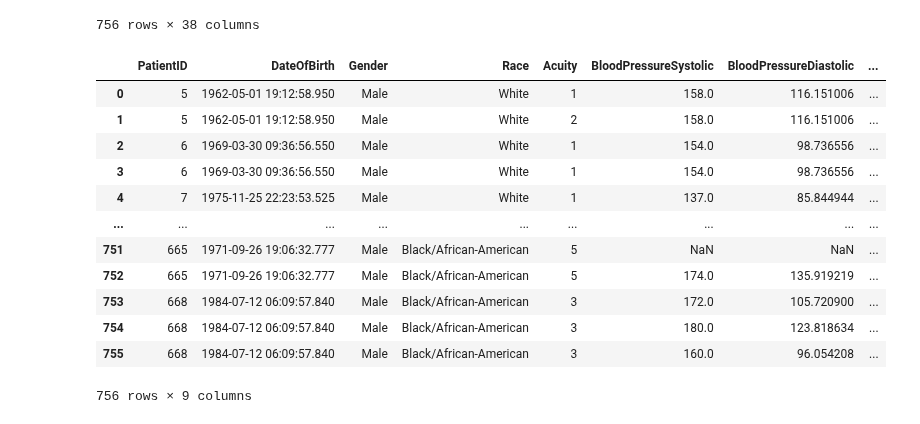
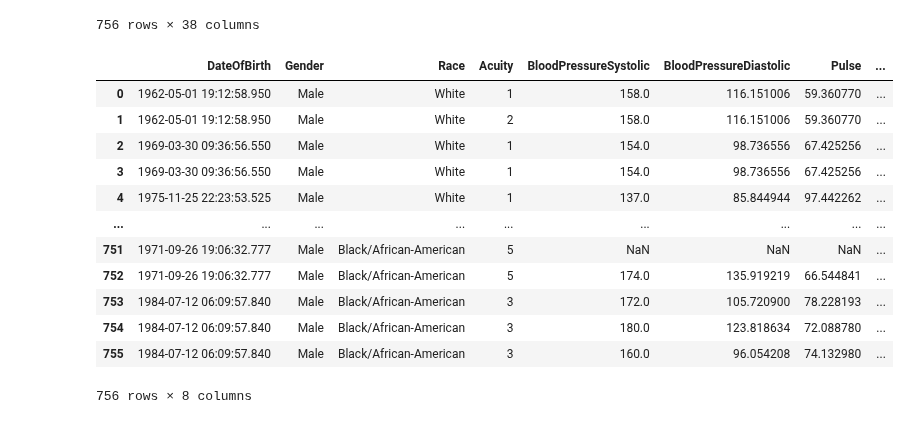
Before and after one commit to Amitha-sridhar/Py-Coders, a Jupyter notebook: Additional_Queries.ipynb, the cells around one changed output. Saved outputs shown, nothing was run; the diff lists cells and outputs as text; code cells hidden in the pictures.

```diff
--- a/Additional_Queries.ipynb
+++ b/Additional_Queries.ipynb
@@ -148,24 +148,24 @@ final_merged_data
 | 755 | 668 | Llewellyn | Buckmaster | 1984-07-12 06:09:57.840 | Male | Black/African-American | English | 39 | 30-39 | 922 | ... |
 756 rows × 38 columns
 # %%
-final_data = final_merged_data[['PatientID', 'DateOfBirth', 'Gender', 'Race', 'Acuity',
+final_data = final_merged_data[['DateOfBirth', 'Gender', 'Race', 'Acuity',
                          'BloodPressureSystolic', 'BloodPressureDiastolic',
                          'Pulse', 'ExpectedMortality']]
 final_data
 # %% [output]
-|  | PatientID | DateOfBirth | Gender | Race | Acuity | BloodPressureSystolic | BloodPressureDiastolic | ... |
-| 0 | 5 | 1962-05-01 19:12:58.950 | Male | White | 1 | 158.0 | 116.151006 | ... |
-| 1 | 5 | 1962-05-01 19:12:58.950 | Male | White | 2 | 158.0 | 116.151006 | ... |
-| 2 | 6 | 1969-03-30 09:36:56.550 | Male | White | 1 | 154.0 | 98.736556 | ... |
-| 3 | 6 | 1969-03-30 09:36:56.550 | Male | White | 1 | 154.0 | 98.736556 | ... |
-| 4 | 7 | 1975-11-25 22:23:53.525 | Male | White | 1 | 137.0 | 85.844944 | ... |
+|  | DateOfBirth | Gender | Race | Acuity | BloodPressureSystolic | BloodPressureDiastolic | Pulse | ... |
+| 0 | 1962-05-01 19:12:58.950 | Male | White | 1 | 158.0 | 116.151006 | 59.360770 | ... |
+| 1 | 1962-05-01 19:12:58.950 | Male | White | 2 | 158.0 | 116.151006 | 59.360770 | ... |
+| 2 | 1969-03-30 09:36:56.550 | Male | White | 1 | 154.0 | 98.736556 | 67.425256 | ... |
+| 3 | 1969-03-30 09:36:56.550 | Male | White | 1 | 154.0 | 98.736556 | 67.425256 | ... |
+| 4 | 1975-11-25 22:23:53.525 | Male | White | 1 | 137.0 | 85.844944 | 97.442262 | ... |
 | ... | ... | ... | ... | ... | ... | ... | ... | ... |
-| 751 | 665 | 1971-09-26 19:06:32.777 | Male | Black/African-American | 5 | NaN | NaN | ... |
-| 752 | 665 | 1971-09-26 19:06:32.777 | Male | Black/African-American | 5 | 174.0 | 135.919219 | ... |
-| 753 | 668 | 1984-07-12 06:09:57.840 | Male | Black/African-American | 3 | 172.0 | 105.720900 | ... |
-| 754 | 668 | 1984-07-12 06:09:57.840 | Male | Black/African-American | 3 | 180.0 | 123.818634 | ... |
-| 755 | 668 | 1984-07-12 06:09:57.840 | Male | Black/African-American | 3 | 160.0 | 96.054208 | ... |
+| 751 | 1971-09-26 19:06:32.777 | Male | Black/African-American | 5 | NaN | NaN | NaN | ... |
+| 752 | 1971-09-26 19:06:32.777 | Male | Black/African-American | 5 | 174.0 | 135.919219 | 66.544841 | ... |
+| 753 | 1984-07-12 06:09:57.840 | Male | Black/African-American | 3 | 172.0 | 105.720900 | 78.228193 | ... |
+| 754 | 1984-07-12 06:09:57.840 | Male | Black/African-American | 3 | 180.0 | 123.818634 | 72.088780 | ... |
+| 755 | 1984-07-12 06:09:57.840 | Male | Black/African-American | 3 | 160.0 | 96.054208 | 74.132980 | ... |
-756 rows × 9 columns
+756 rows × 8 columns
 # %%
 current_year = datetime.now().year
 final_data['Age'] = current_year - pd.to_datetime(final_data['DateOfBirth']).dt.year
```
Also changed, not shown: parts of 33 cells of this notebook, 3 other files.
